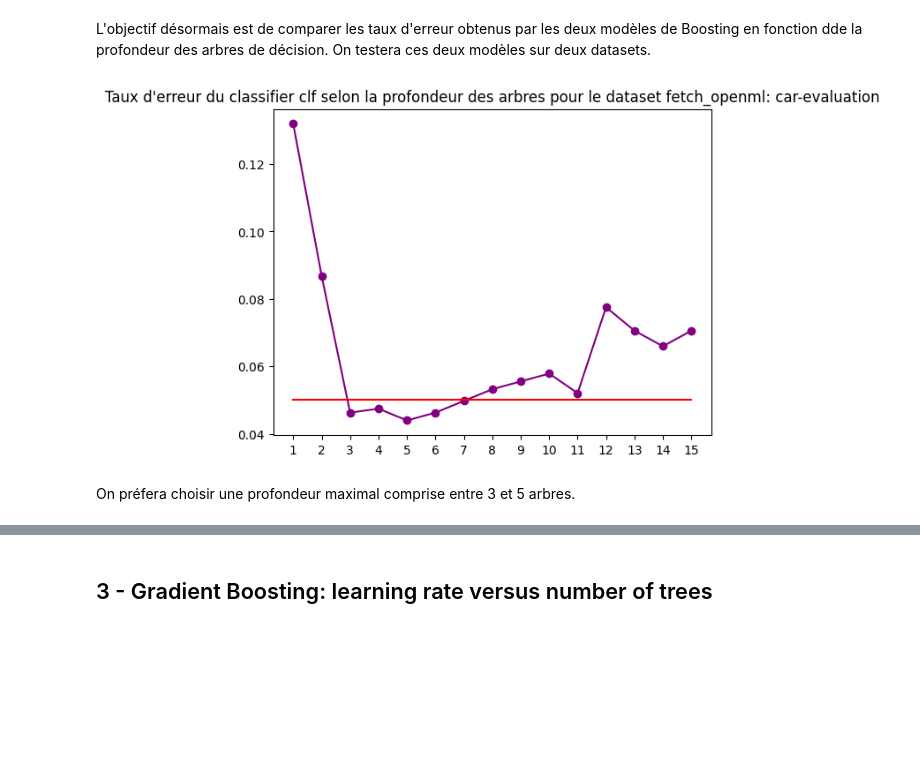
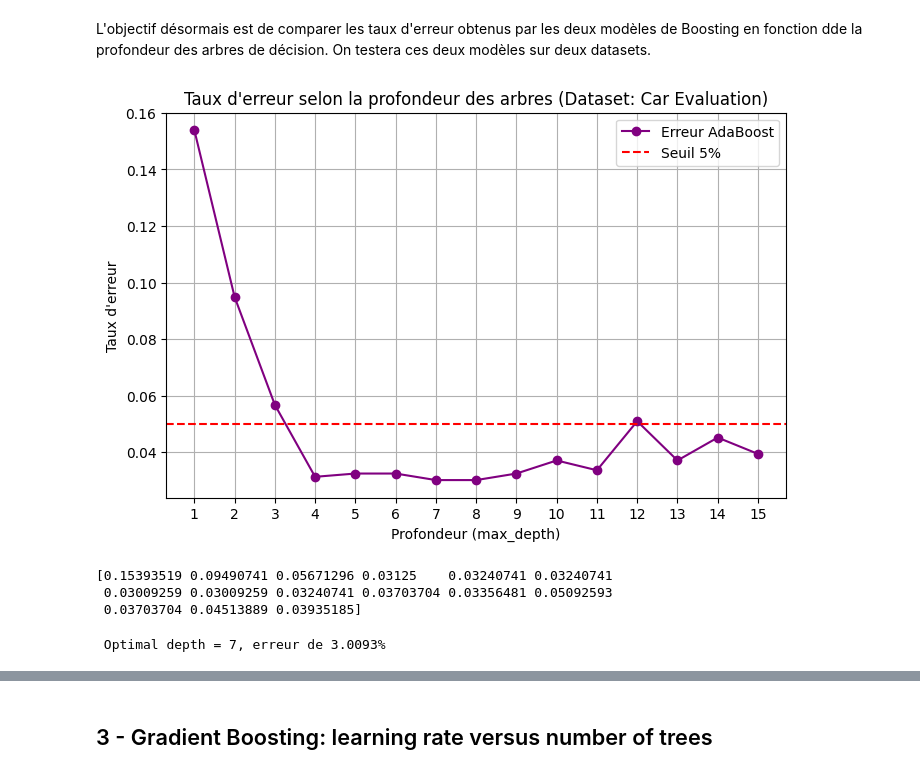
Before and after one commit to nathansourdrille/machine-learning, a Jupyter notebook: Boosting/TP11.ipynb, the cells around one changed output, grey strips where cells are left out. Drawn from its saved outputs; the diff is of its cells as text; code cells hidden in the pictures; blank space fills up the shorter version.

Commit message:
Boosting OK

```diff
--- a/Boosting/TP11.ipynb
+++ b/Boosting/TP11.ipynb
@@ -16,7 +86,7 @@ X_train, X_test, Y_train, Y_test = train_test_split(X,y,
 # %%
 from sklearn.ensemble import AdaBoostClassifier, HistGradientBoostingClassifier
 from sklearn.tree import DecisionTreeClassifier
-clf = AdaBoostClassifier(DecisionTreeClassifier(max_depth=12),
+clf = AdaBoostClassifier(DecisionTreeClassifier(max_depth=3),
                         n_estimators=100)
 # %%
 hgb = HistGradientBoostingClassifier(max_iter=100, max_depth=5)
@@ -71,29 +148,48 @@ Concernant le modèle AdaBoost, avec une profondeur d’arbre de 3, on obtient u
 L'objectif désormais est de comparer les taux d'erreur obtenus par les deux modèles de Boosting en fonction dde la profondeur des arbres de décision. On testera ces deux modèles sur deux datasets.
 # %%
 from sklearn.datasets import fetch_openml
+from sklearn.preprocessing import OrdinalEncoder
 X,y = fetch_openml("car-evaluation", return_X_y=True, as_frame=False)
+enc = OrdinalEncoder()
+X_encoded = enc.fit_transform(X)
 # %%
-X_train, X_test, Y_train, Y_test = train_test_split(X,y,
+X_train, X_test, Y_train, Y_test = train_test_split(X_encoded,y,
                                     test_size=0.5, stratify=y)
 # %%
 import numpy as np
-erreurs = []
-depths = np.arange(1,16)
+
 max_depth = 15
-for depth in range(1,max_depth+1):
+depths = np.arange(1, max_depth + 1)
+err_test = np.zeros(len(depths))
+
+for ind, depth in enumerate(depths):
     clf = AdaBoostClassifier(DecisionTreeClassifier(max_depth=depth),
                             n_estimators=100)
     clf.fit(X_train, Y_train)
     score_test_clf = accuracy_score(Y_test, clf.predict(X_test))
-    erreurs.append(1-score_test_clf)
+    err_test[ind] = 1-score_test_clf
 # %%
-import matplotlib.pyplot as plt
-plt.plot(depths, erreurs, '-o', color='purple')
-plt.plot([1,15], [0.05,0.05], c='red')
-plt.title("Taux d'erreur du classifier clf selon la profondeur des arbres pour le dataset fetch_openml: car-evaluation")
-plt.xticks(np.arange(1,16))
+plt.figure(figsize=(8, 5))
+plt.plot(depths, err_test, '-o', color='purple', label="Erreur AdaBoost")
+plt.axhline(y=0.05, color='red', linestyle='--', label="Seuil 5%")
+plt.title("Taux d'erreur selon la profondeur des arbres (Dataset: Car Evaluation)")
+plt.xlabel("Profondeur (max_depth)")
+plt.ylabel("Taux d'erreur")
+plt.xticks(depths)
+plt.legend()
+plt.grid(True)
 plt.show()
 # %% [output]
-[figure, old version]
+[figure, new version]
-# %% [markdown]
-On préfera choisir une profondeur maximal comprise entre 3 et 5 arbres.
+# %%
+print(err_test)
+# %% [output]
+[0.15393519 0.09490741 0.05671296 0.03125    0.03240741 0.03240741
+ 0.03009259 0.03009259 0.03240741 0.03703704 0.03356481 0.05092593
+ 0.03703704 0.04513889 0.03935185]
+# %%
+ind_min = err_test.argmin()
+depthOpt = depths[ind_min]
+print(f"\n Optimal depth = {depthOpt}, erreur de {100*err_test[ind_min]:.4f}%")
+# %% [output]
+ Optimal depth = 7, erreur de 3.0093%
```
Also changed, not shown: parts of 27 cells of this notebook.
